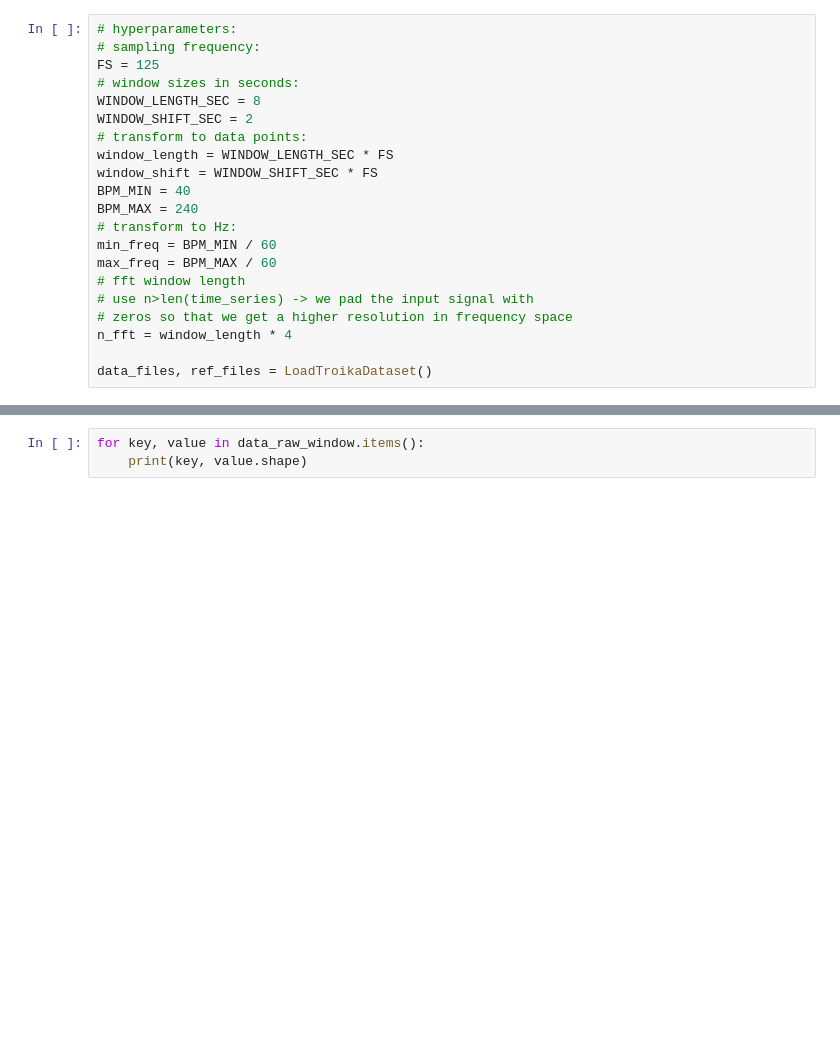
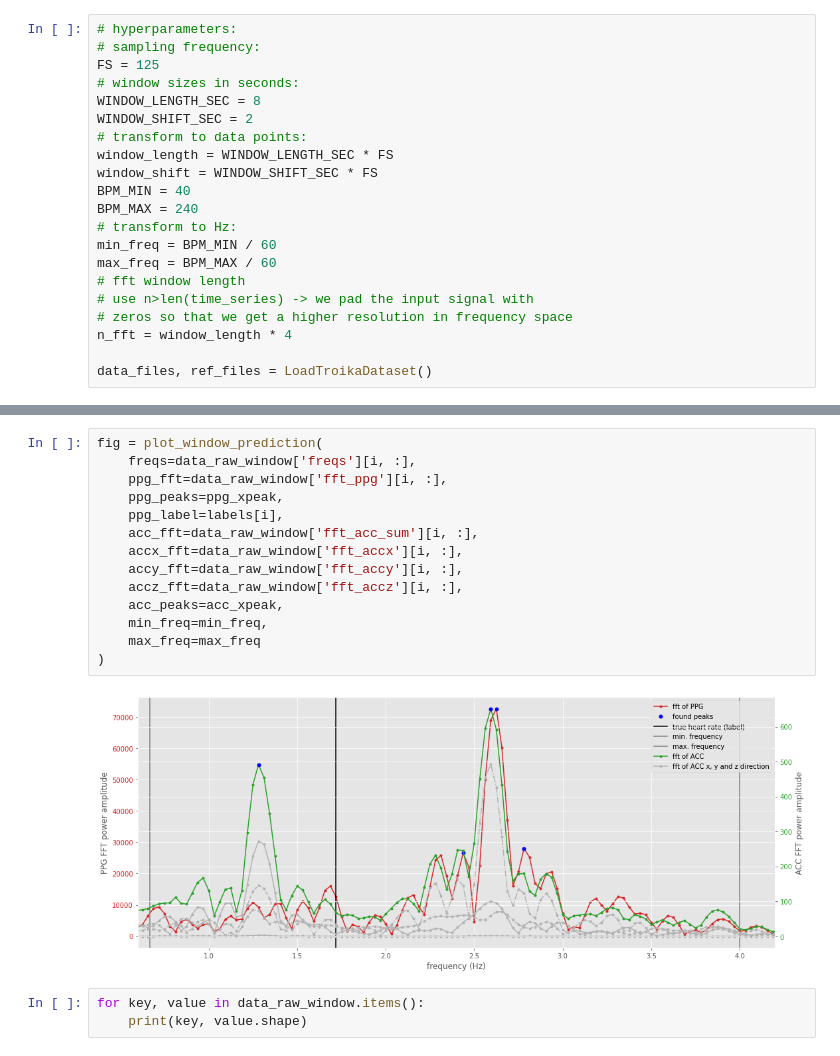
Before and after one commit to phthaloc/nd320-c4-wearable-data-project-starter, a Jupyter notebook: part_1/pulse_rate_starter.ipynb, the cells around one changed output, grey strips where cells are left out. Saved outputs shown, nothing was run; the diff lists cells and outputs as text; blank space fills up the shorter version.

```diff
--- a/part_1/pulse_rate_starter.ipynb
+++ b/part_1/pulse_rate_starter.ipynb
@@ -568,3 +1043,19 @@ groups = np.array(groups)
+# %%
+fig = plot_window_prediction(
+    freqs=data_raw_window['freqs'][i, :],
+    ppg_fft=data_raw_window['fft_ppg'][i, :],
+    ppg_peaks=ppg_xpeak,
+    ppg_label=labels[i],
+    acc_fft=data_raw_window['fft_acc_sum'][i, :],
+    accx_fft=data_raw_window['fft_accx'][i, :],
+    accy_fft=data_raw_window['fft_accy'][i, :],
+    accz_fft=data_raw_window['fft_accz'][i, :],
+    acc_peaks=acc_xpeak,
+    min_freq=min_freq,
+    max_freq=max_freq
+)
+# %% [output]
+[figure, added]
 # %%
 for key, value in data_raw_window.items():
     print(key, value.shape)
```
Also changed, not shown: parts of 35 cells of this notebook.
